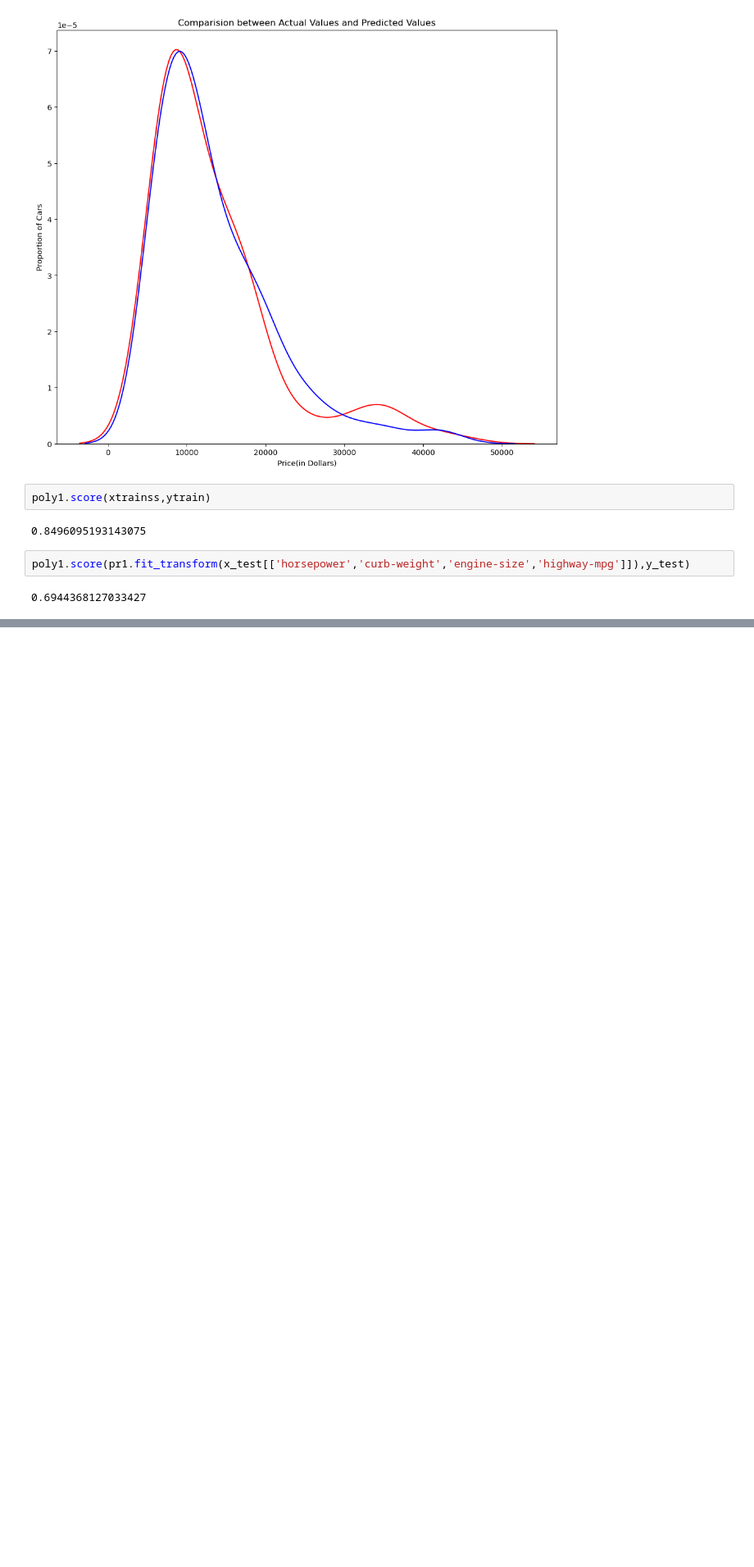
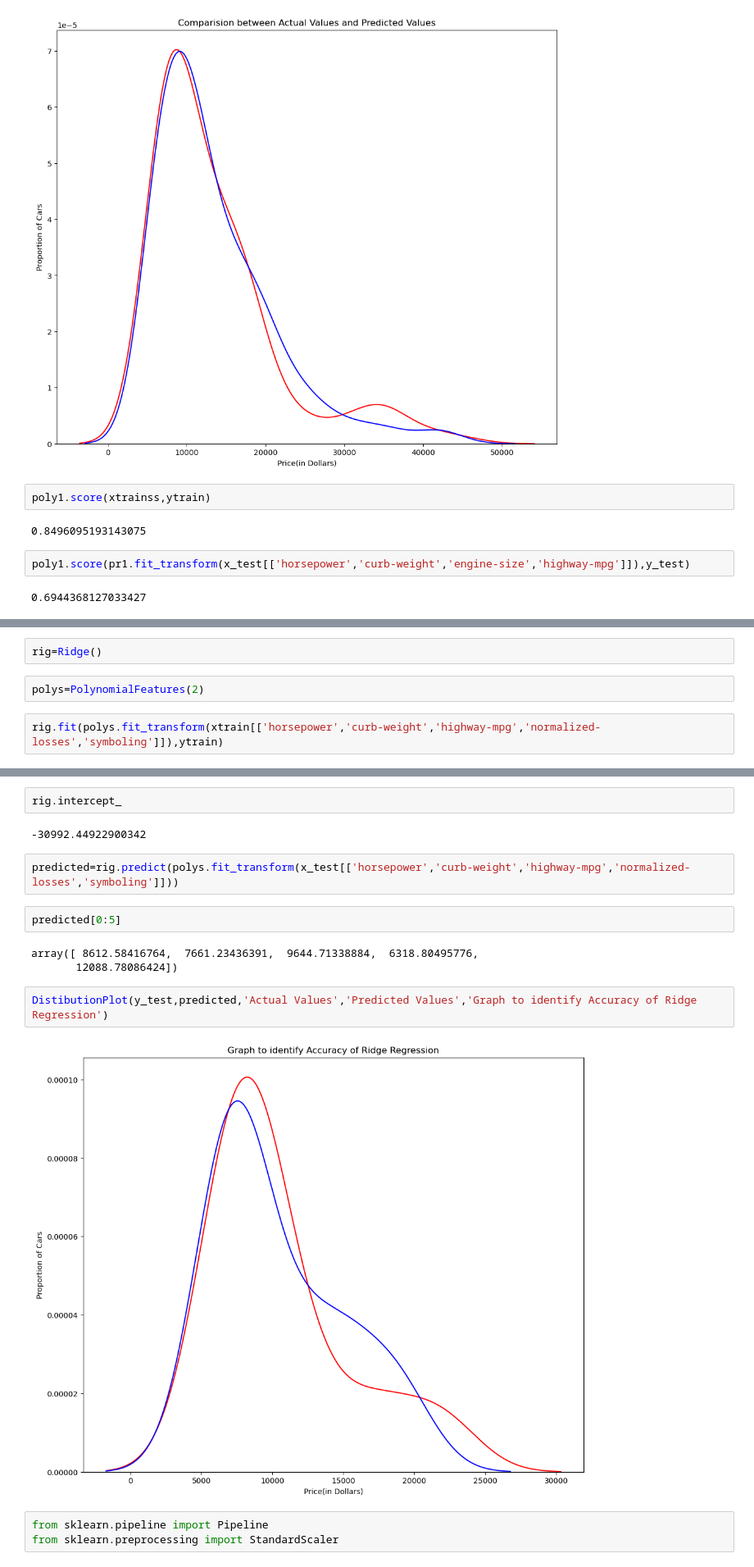
Before and after one commit to mynkchn/Drive-Into-Analysis, a Jupyter notebook: Used Car Data/user_car.ipynb, the cells around one changed output, grey strips where cells are left out. Shown at 82% size. Cells and saved outputs as stored; diff of their text form; blank space fills up the shorter version.

```diff
--- a/Used Car Data/user_car.ipynb
+++ b/Used Car Data/user_car.ipynb
@@ -305,0 +310,6 @@ poly1.score(pr1.fit_transform(x_test[['horsepower','curb-weight','engine-size','
+# %%
+rig=Ridge()
+# %%
+polys=PolynomialFeatures(2)
+# %%
+rig.fit(polys.fit_transform(xtrain[['horsepower','curb-weight','highway-mpg','normalized-losses','symboling']]),ytrain)
@@ -305,0 +327,18 @@ poly1.score(pr1.fit_transform(x_test[['horsepower','curb-weight','engine-size','
+# %%
+rig.intercept_
+# %% [output]
+-30992.44922900342
+# %%
+predicted=rig.predict(polys.fit_transform(x_test[['horsepower','curb-weight','highway-mpg','normalized-losses','symboling']]))
+# %%
+predicted[0:5]
+# %% [output]
+array([ 8612.58416764,  7661.23436391,  9644.71338884,  6318.80495776,
+       12088.78086424])
+# %%
+DistibutionPlot(y_test,predicted,'Actual Values','Predicted Values','Graph to identify Accuracy of Ridge Regression')
+# %% [output]
+[figure, added]
+# %%
+from sklearn.pipeline import Pipeline
+from sklearn.preprocessing import StandardScaler
```
Also changed, not shown: parts of 24 cells of this notebook, 4 other files.
